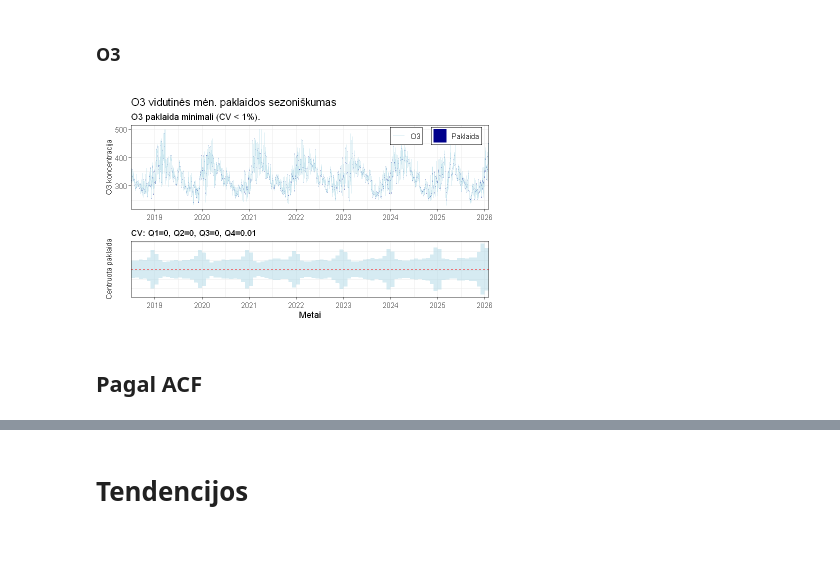
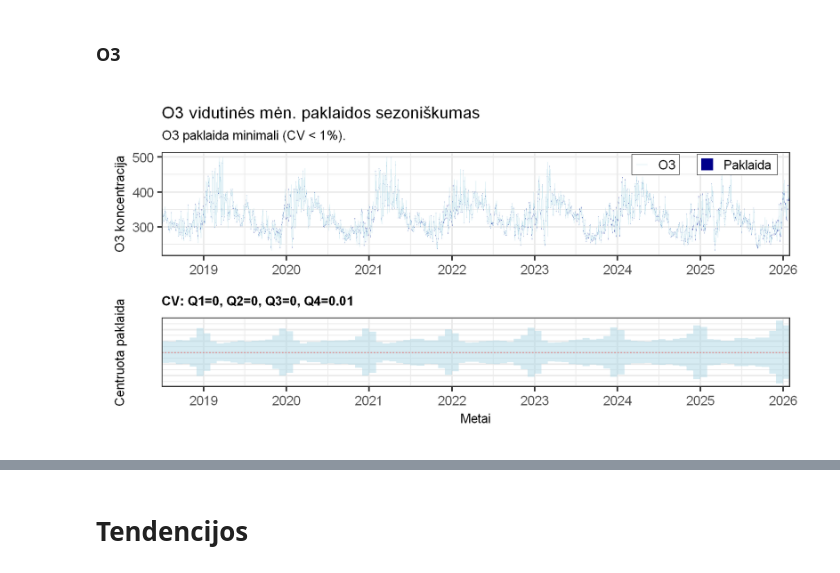
Before and after one commit to rugcer04/Duomenu_mokslo_projektas, a Jupyter notebook: code/R/EDA/Tendency_and_seasonality.ipynb, the cells around one changed output, grey strips where cells are left out. Saved outputs shown, nothing was run; the diff lists cells and outputs as text; code cells hidden in the pictures; blank space fills up the shorter version.

```diff
--- a/code/R/EDA/Tendency_and_seasonality.ipynb
+++ b/code/R/EDA/Tendency_and_seasonality.ipynb
@@ -195,7 +217,8 @@ season_sd_plot <- function(data, var_name) {
   ggplot(aes(x = date_overlay, y = mean_no2)) +
   geom_line(color = "red", linewidth = 0.5) +
   geom_ribbon(aes(ymin = mean_no2 - sd_no2, ymax = mean_no2 + sd_no2), alpha = 0.2) +
-  scale_x_date(date_labels = "%b %d") +
+  scale_x_date(date_labels = "%m", date_breaks = "1 month", expand = expansion(mult = 0, add = 0) ) +
+  # scale_x_date(date_labels = "%b %d") +
   theme_bw() +
   labs(y = var_label, x = NULL)
 
@@ -490,22 +632,29 @@ p_O3_error <- data |>
   ggplot(aes(x = time, y = O3) ) +
   geom_ribbon(aes(ymin = O3 - O3_Error,
                   ymax = O3 + O3_Error, fill = "Paklaida")) +
-  geom_line(aes(color = "O3"), linewidth = 0.05, alpha = 0.6) +
+  geom_line(aes(color = "O3"), linewidth = 0.22, alpha = 0.6) +
   scale_x_date(date_labels = "%Y", date_breaks = "1 year",
                expand = expansion(mult = 0, add = 0)) +
+  scale_y_continuous(
+    labels = label_number(decimal.mark = ",")
+  ) +
   scale_fill_manual(values = c("Paklaida" = "darkblue")) +
   scale_color_manual(values = c("O3" = "lightblue")) +
   theme_bw() +
-  theme(axis.title.y = element_text(size = 9),
+  theme(axis.title.y = element_text(size = 8),
         legend.position = c(0.98, 0.98),
         legend.justification = c("right", "top"),
-        legend.background = element_rect(fill = "white",
-                                         color = "black",
-                                         linewidth = 0.1),
+        legend.background = element_rect(fill = "white", color = "black", linewidth = 0.1),
         legend.box = "horizontal",
         legend.direction = "horizontal",
         legend.margin = margin(2, 2, 2, 2),
-        legend.box.margin = margin(0, 0, 0, 0) ) +
+        legend.box.margin = margin(0, 0, 0, 0),
+        plot.title = element_text(size = 10),
+        plot.subtitle = element_text(size = 8),
+        legend.text = element_text(size = 8),
+        legend.key.size = unit(0.3, "cm"),
+        axis.text.x = element_text(size = 8),
+        axis.text.y = element_text(size = 8)) +
   labs(title = "O3 vidutinės mėn. paklaidos sezoniškumas",
        y = "O3 koncentracija",
        x = NULL,
@@ -547,10 +696,12 @@ p_O3_error_avg <- df_O3_plot |>
   scale_x_date(date_labels = "%Y", date_breaks = "1 year",
                expand = expansion(mult = 0, add = 0)) +
   theme_bw() +
-  theme(axis.title.y = element_text(size = 9),
-        plot.subtitle = element_text(size = 10, face = "bold"),
+  theme(axis.title.y = element_text(size = 8),
+        axis.title.x = element_text(size = 8),
+        plot.subtitle = element_text(size = 8, face = "bold"),
         axis.text.y = element_blank(),
-        axis.ticks.y = element_blank()) +
+        axis.ticks.y = element_blank(),
+        axis.text.x = element_text(size = 8)) +
   labs(y = "Centruota paklaida",
        x = "Metai",
        subtitle = paste("CV: Q1=", CV_values[1],
@@ -560,11 +711,14 @@ p_O3_error_avg <- df_O3_plot |>
 
 rm(df_O3_plot)
 # %%
-options(repr.plot.width = 6.7, repr.plot.height = 4)
+options(repr.plot.width = 6, repr.plot.height = 3, repr.plot.res = 300)
+gg_final_o3 <- p_O3_error / p_O3_error_avg +
+  plot_layout(heights = c(3, 2))
 
-p_O3_error / p_O3_error_avg +
-  plot_layout(heights = c(3, 2))
+gg_final_o3
+
+ggsave(filename = "gg_final_o3.png", width = 6,
+  height = 3, units = "in",
+  dpi = 300)
 # %% [output]
-[figure, old version]
+[figure, new version]
-# %% [markdown]
-## Pagal ACF
```
Also changed, not shown: parts of 41 cells of this notebook.
